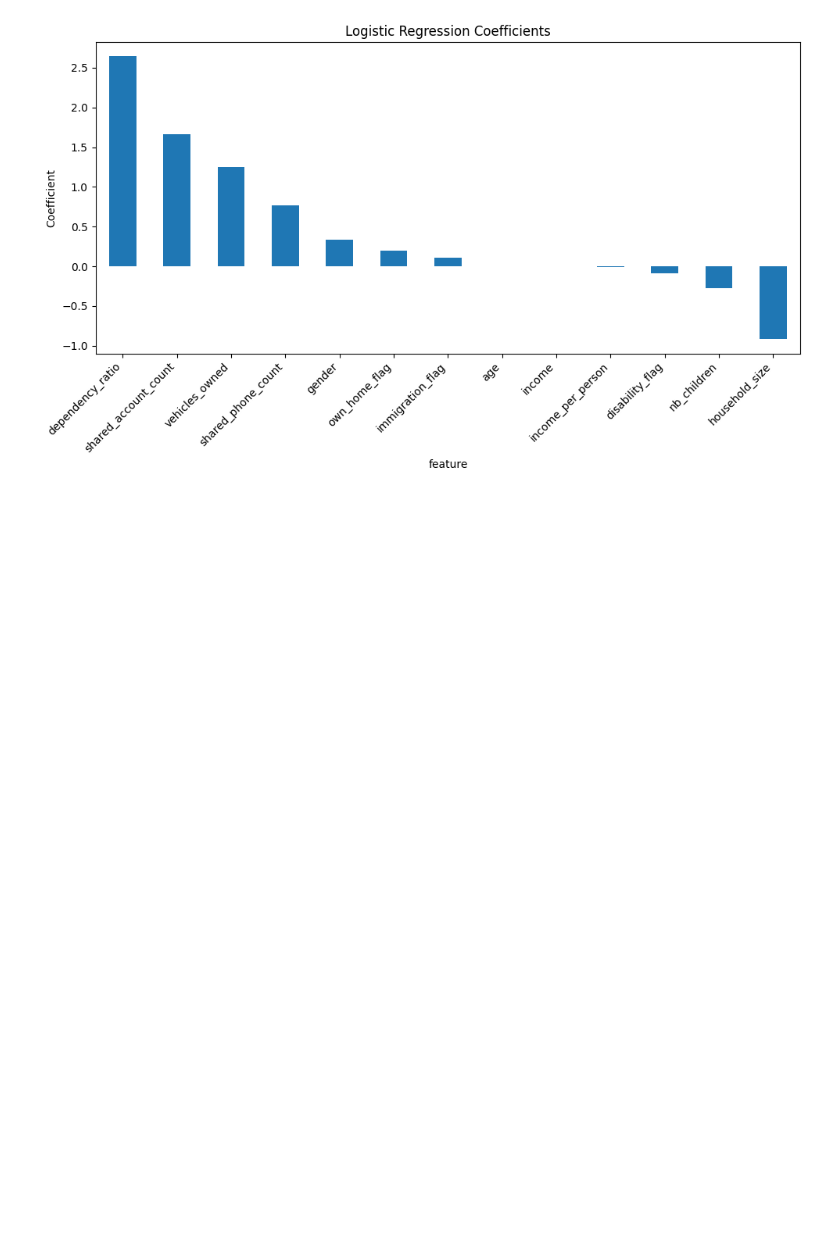
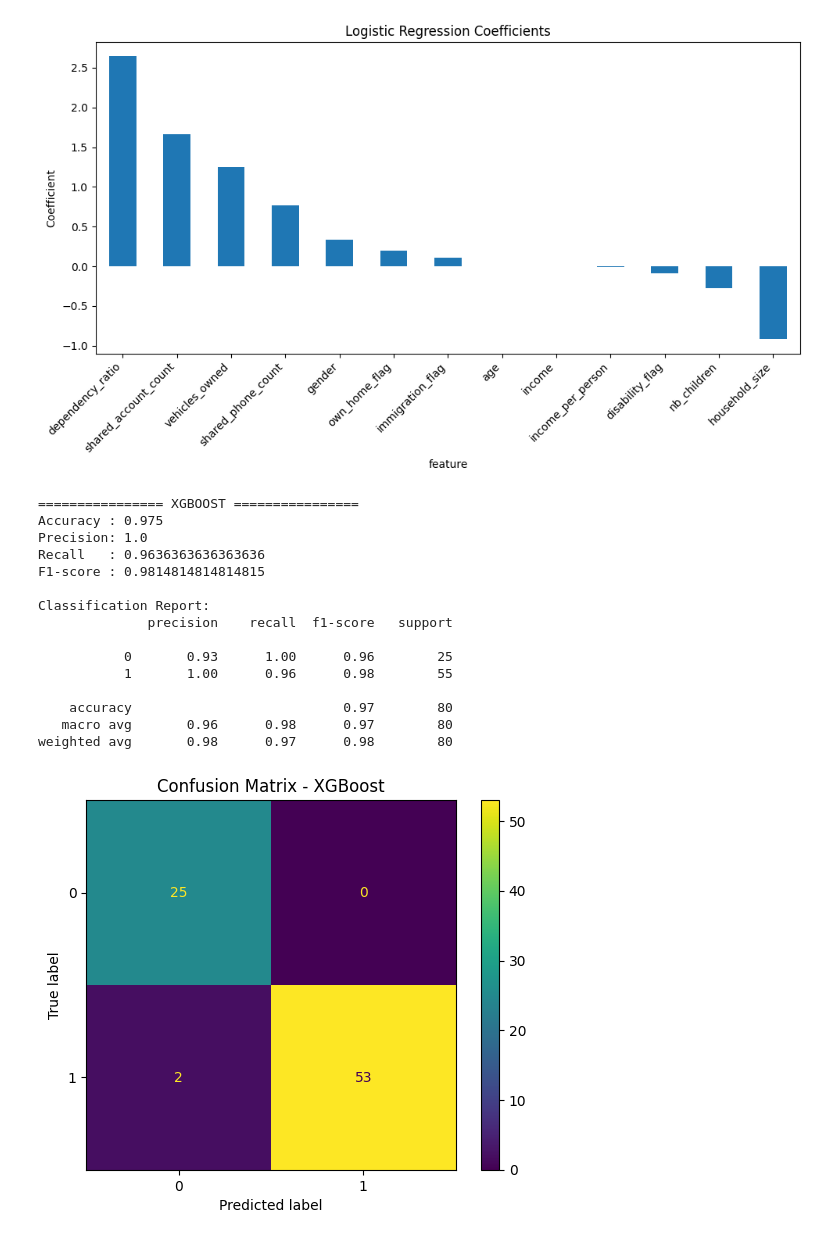
Before and after one commit to HalimTrabelsi/poc-v2, a Jupyter notebook: Dataexploration.ipynb, the cells around one changed output. Cells and saved outputs as stored; diff of their text form; code cells hidden in the pictures; blank space fills up the shorter version.

Commit message:
first notebook : XGBoost training + Isolition forest training + Logistic regression training

```diff
--- a/Dataexploration.ipynb
+++ b/Dataexploration.ipynb
@@ -638,3 +638,62 @@ weighted avg       0.98      0.97      0.98        80
 4            nb_children    -0.277318
 3         household_size    -0.918618
 [figure]
+# %%
+from xgboost import XGBClassifier
+from sklearn.metrics import (
+    classification_report,
+    confusion_matrix,
+    ConfusionMatrixDisplay,
+    accuracy_score,
+    precision_score,
+    recall_score,
+    f1_score
+)
+
+# =========================================================
+# XGBOOST
+# =========================================================
+xgb_model = XGBClassifier(
+    n_estimators=200,
+    max_depth=4,
+    learning_rate=0.05,
+    subsample=0.9,
+    colsample_bytree=0.9,
+    random_state=42,
+    eval_metric="logloss"
+)
+
+xgb_model.fit(X_train, y_train)
+
+y_pred_xgb = xgb_model.predict(X_test)
+
+print("\n================ XGBOOST ================")
+print("Accuracy :", accuracy_score(y_test, y_pred_xgb))
+print("Precision:", precision_score(y_test, y_pred_xgb))
+print("Recall   :", recall_score(y_test, y_pred_xgb))
+print("F1-score :", f1_score(y_test, y_pred_xgb))
+print("\nClassification Report:")
+print(classification_report(y_test, y_pred_xgb))
+
+cm_xgb = confusion_matrix(y_test, y_pred_xgb)
+disp_xgb = ConfusionMatrixDisplay(confusion_matrix=cm_xgb)
+disp_xgb.plot()
+plt.title("Confusion Matrix - XGBoost")
+plt.show()
+# %% [output]
+================ XGBOOST ================
+Accuracy : 0.975
+Precision: 1.0
+Recall   : 0.9636363636363636
+F1-score : 0.9814814814814815
+
+Classification Report:
+              precision    recall  f1-score   support
+
+           0       0.93      1.00      0.96        25
+           1       1.00      0.96      0.98        55
+
+    accuracy                           0.97        80
+   macro avg       0.96      0.98      0.97        80
+weighted avg       0.98      0.97      0.98        80
+[figure, added]
```
Also changed, not shown: parts of 2 cells of this notebook, 13 other files.
